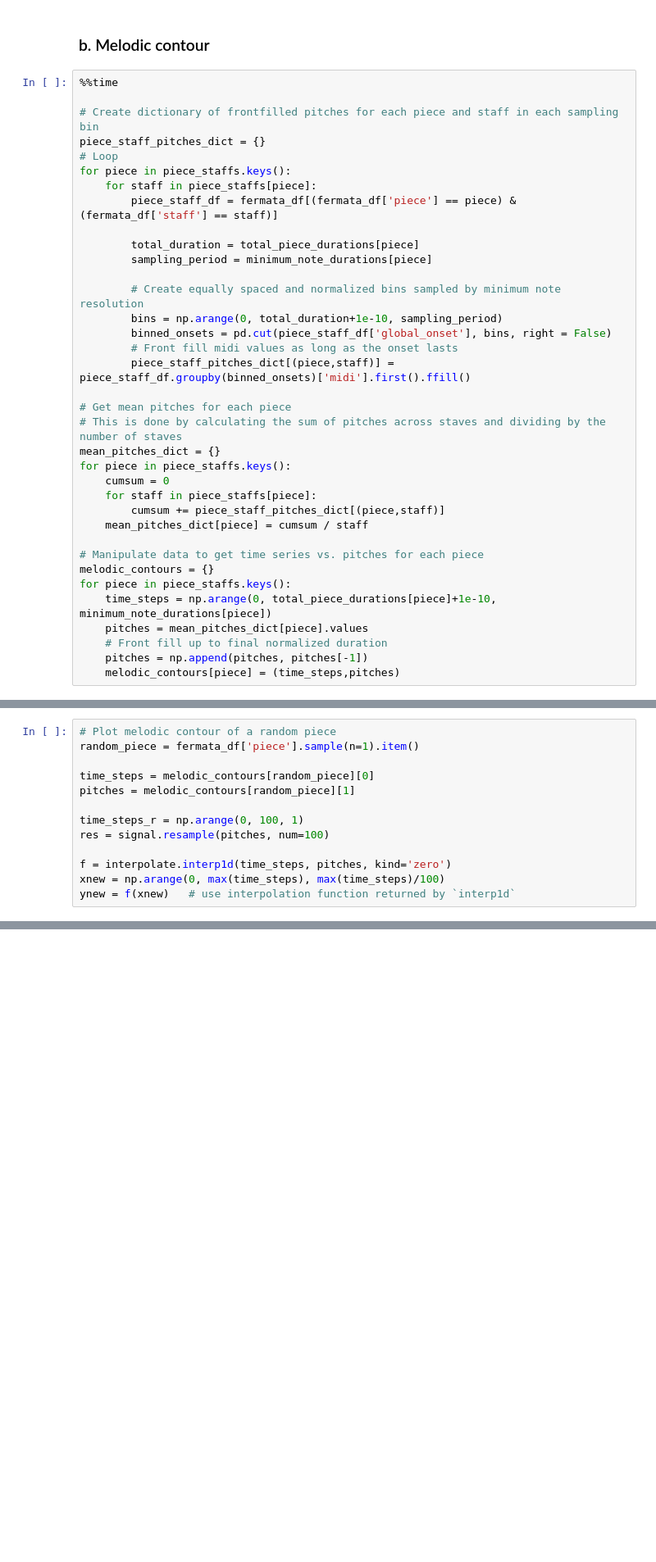
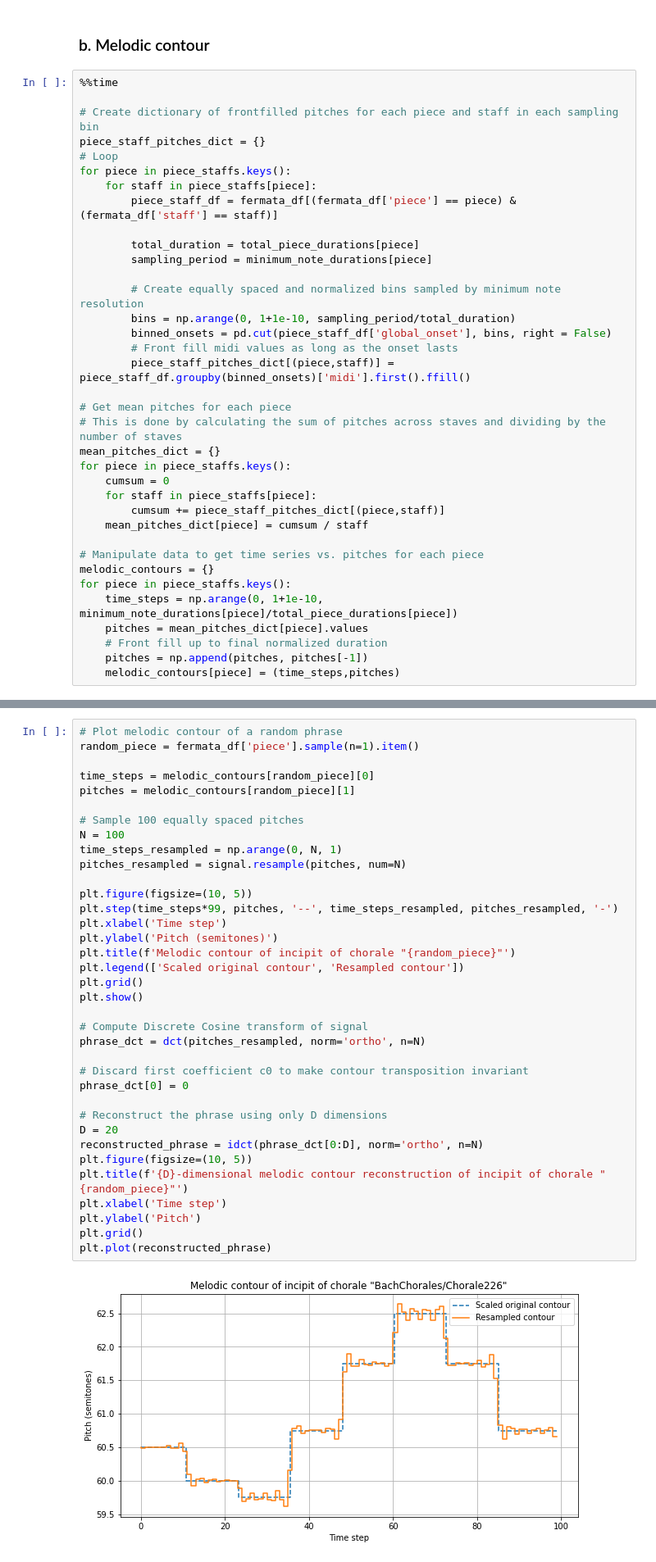
Before and after one commit to mikqs/digital-musicology, a Jupyter notebook: Group_6_A3/Group_6_A3.ipynb, the cells around one changed output, grey strips where cells are left out. Shown at 82% size. Drawn from its saved outputs; the diff is of its cells as text; blank space fills up the shorter version.

Commit message:
Melodic archedness/descendingness reconstructions

```diff
--- a/Group_6_A3/Group_6_A3.ipynb
+++ b/Group_6_A3/Group_6_A3.ipynb
@@ -129,7 +129,7 @@ for piece in piece_staffs.keys():
         sampling_period = minimum_note_durations[piece]
 
         # Create equally spaced and normalized bins sampled by minimum note resolution
-        bins = np.arange(0, total_duration+1e-10, sampling_period)
+        bins = np.arange(0, 1+1e-10, sampling_period/total_duration)
         binned_onsets = pd.cut(piece_staff_df['global_onset'], bins, right = False)
         # Front fill midi values as long as the onset lasts
         piece_staff_pitches_dict[(piece,staff)] = piece_staff_df.groupby(binned_onsets)['midi'].first().ffill()
@@ -146,7 +146,7 @@ for piece in piece_staffs.keys():
 # Manipulate data to get time series vs. pitches for each piece
 melodic_contours = {}
 for piece in piece_staffs.keys():
-    time_steps = np.arange(0, total_piece_durations[piece]+1e-10, minimum_note_durations[piece])
+    time_steps = np.arange(0, 1+1e-10, minimum_note_durations[piece]/total_piece_durations[piece])
     pitches = mean_pitches_dict[piece].values
     # Front fill up to final normalized duration
     pitches = np.append(pitches, pitches[-1])
@@ -157,13 +156,0 @@ Wall time: 1min 11s
-# %%
-# Plot melodic contour of a random piece
-random_piece = fermata_df['piece'].sample(n=1).item()
-
-time_steps = melodic_contours[random_piece][0]
-pitches = melodic_contours[random_piece][1]
-
-time_steps_r = np.arange(0, 100, 1)
-res = signal.resample(pitches, num=100)
-
-f = interpolate.interp1d(time_steps, pitches, kind='zero')
-xnew = np.arange(0, max(time_steps), max(time_steps)/100)
-ynew = f(xnew)   # use interpolation function returned by `interp1d`
@@ -217,0 +164,38 @@ plt.plot(pitc)
+# %%
+# Plot melodic contour of a random phrase
+random_piece = fermata_df['piece'].sample(n=1).item()
+
+time_steps = melodic_contours[random_piece][0]
+pitches = melodic_contours[random_piece][1]
+
+# Sample 100 equally spaced pitches
+N = 100
+time_steps_resampled = np.arange(0, N, 1)
+pitches_resampled = signal.resample(pitches, num=N)
+
+plt.figure(figsize=(10, 5))
+plt.step(time_steps*99, pitches, '--', time_steps_resampled, pitches_resampled, '-')
+plt.xlabel('Time step')
+plt.ylabel('Pitch (semitones)')
+plt.title(f'Melodic contour of incipit of chorale "{random_piece}"')
+plt.legend(['Scaled original contour', 'Resampled contour'])
+plt.grid()
+plt.show()
+
+# Compute Discrete Cosine transform of signal
+phrase_dct = dct(pitches_resampled, norm='ortho', n=N)
+
+# Discard first coefficient c0 to make contour transposition invariant
+phrase_dct[0] = 0
+
+# Reconstruct the phrase using only D dimensions
+D = 20
+reconstructed_phrase = idct(phrase_dct[0:D], norm='ortho', n=N)
+plt.figure(figsize=(10, 5))
+plt.title(f'{D}-dimensional melodic contour reconstruction of incipit of chorale "{random_piece}"')
+plt.xlabel('Time step')
+plt.ylabel('Pitch')
+plt.grid()
+plt.plot(reconstructed_phrase)
+# %% [output]
+[figure, added]
```
Also changed, not shown: parts of 8 cells of this notebook.
